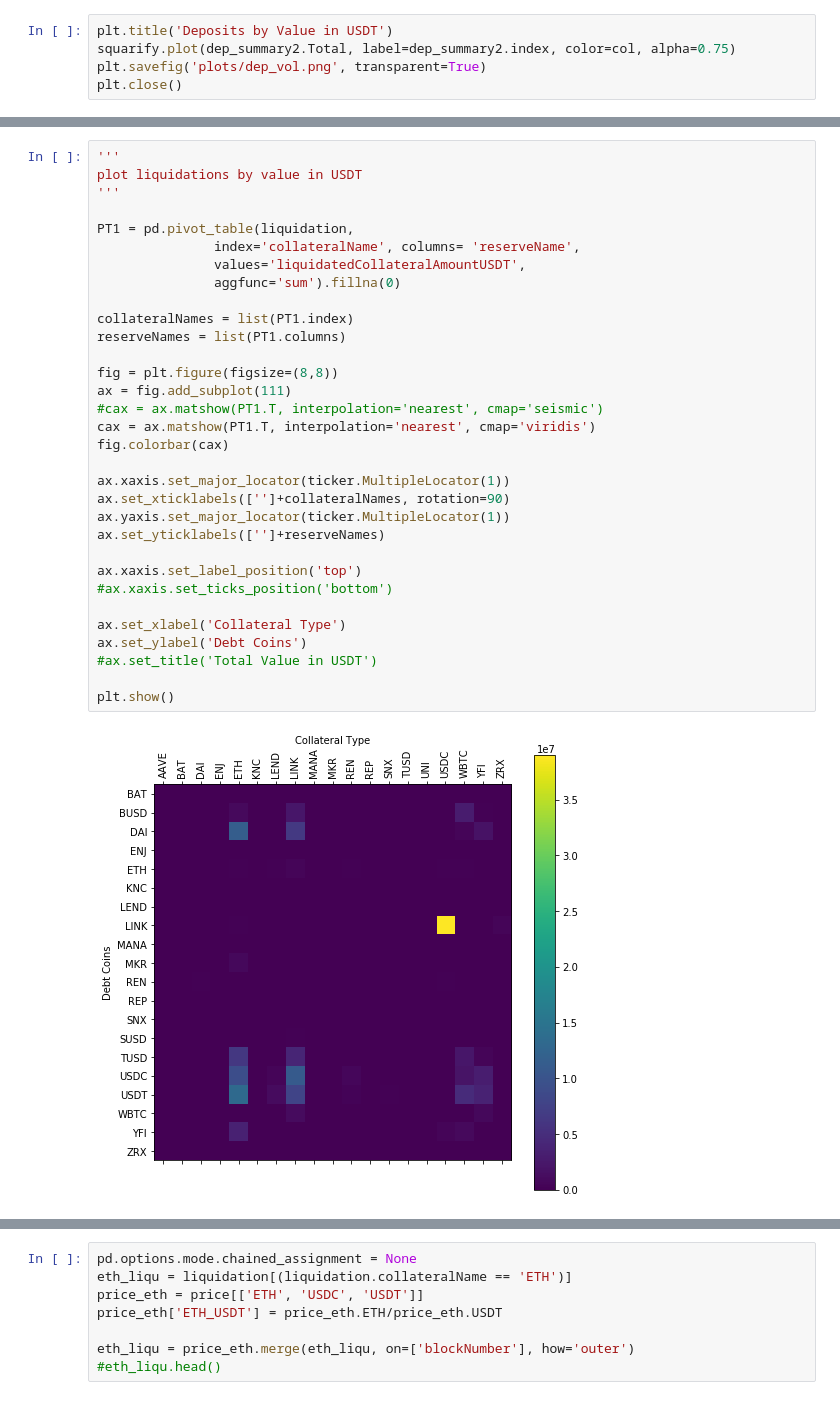
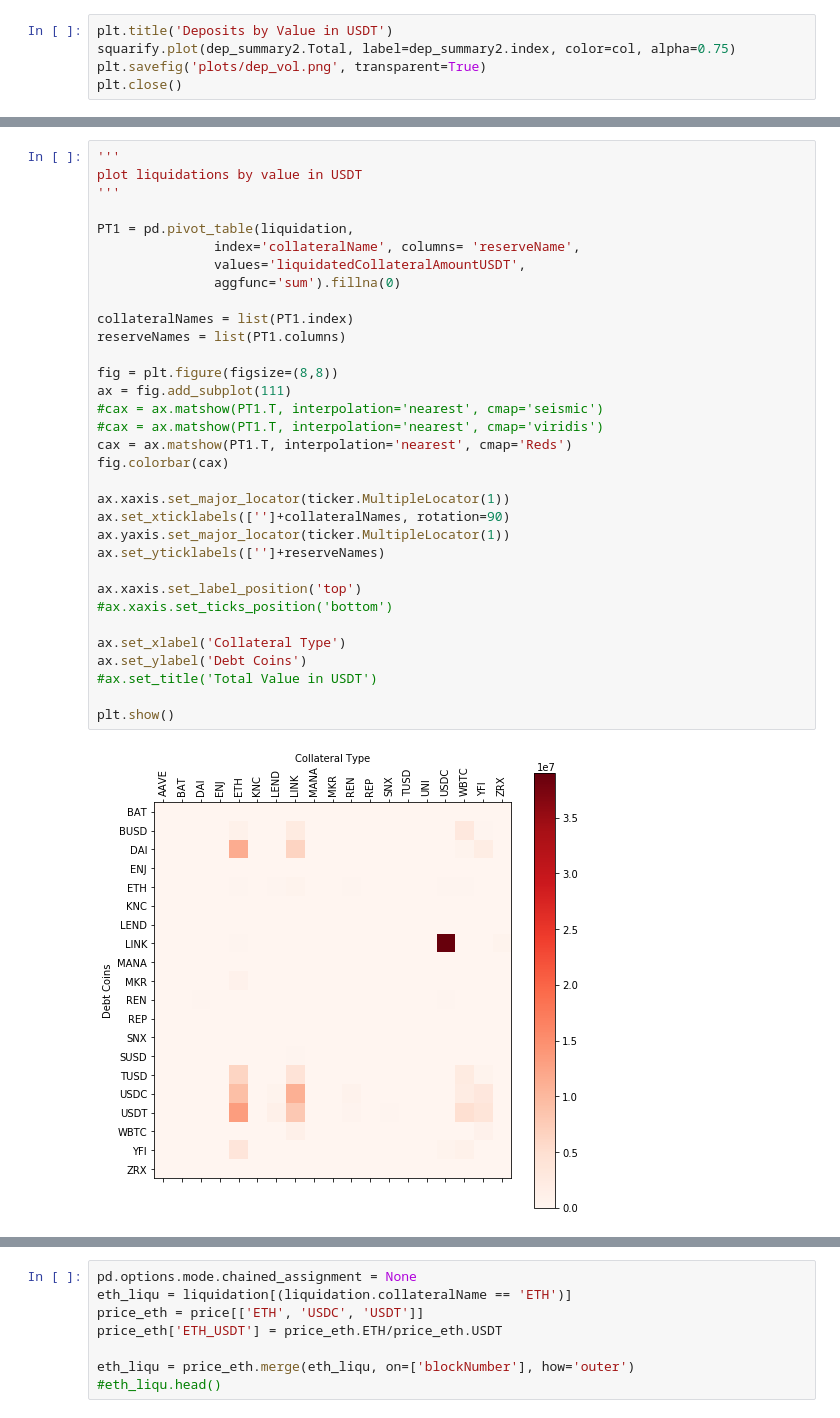
Before and after one commit to QuantLet/CP2P, a Jupyter notebook: CP2P_AAVEv1/CP2P_AAVEv1.ipynb, the cells around one changed output, grey strips where cells are left out. Saved outputs shown, nothing was run; the diff lists cells and outputs as text.

```diff
--- a/CP2P_AAVEv1/CP2P_AAVEv1.ipynb
+++ b/CP2P_AAVEv1/CP2P_AAVEv1.ipynb
@@ -379,35 +371,36 @@ liquidation.head()
 plot liquidations by value in USDT
 '''
 
 PT1 = pd.pivot_table(liquidation,
                index='collateralName', columns= 'reserveName',
                values='liquidatedCollateralAmountUSDT',
                aggfunc='sum').fillna(0)
 
 collateralNames = list(PT1.index)
 reserveNames = list(PT1.columns)
 
 fig = plt.figure(figsize=(8,8))
 ax = fig.add_subplot(111)
 #cax = ax.matshow(PT1.T, interpolation='nearest', cmap='seismic')
-cax = ax.matshow(PT1.T, interpolation='nearest', cmap='viridis')
+#cax = ax.matshow(PT1.T, interpolation='nearest', cmap='viridis')
+cax = ax.matshow(PT1.T, interpolation='nearest', cmap='Reds')
 fig.colorbar(cax)
 
 ax.xaxis.set_major_locator(ticker.MultipleLocator(1))
 ax.set_xticklabels(['']+collateralNames, rotation=90)
 ax.yaxis.set_major_locator(ticker.MultipleLocator(1))
 ax.set_yticklabels(['']+reserveNames)
 
 ax.xaxis.set_label_position('top')
 #ax.xaxis.set_ticks_position('bottom')
 
 ax.set_xlabel('Collateral Type')
 ax.set_ylabel('Debt Coins')
 #ax.set_title('Total Value in USDT')
 
 plt.show()
 # %% [output]
-[figure, old version]
+[figure, new version]
 # %%
 '''
 plot liquidations by total number
```
Also changed, not shown: parts of 14 cells of this notebook, 1 other file.
